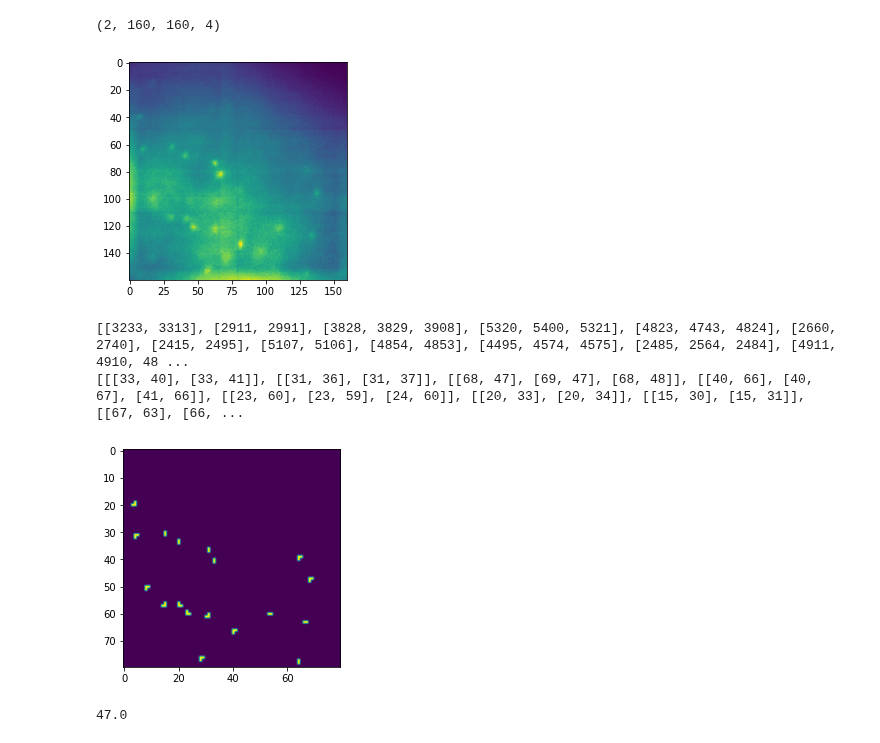
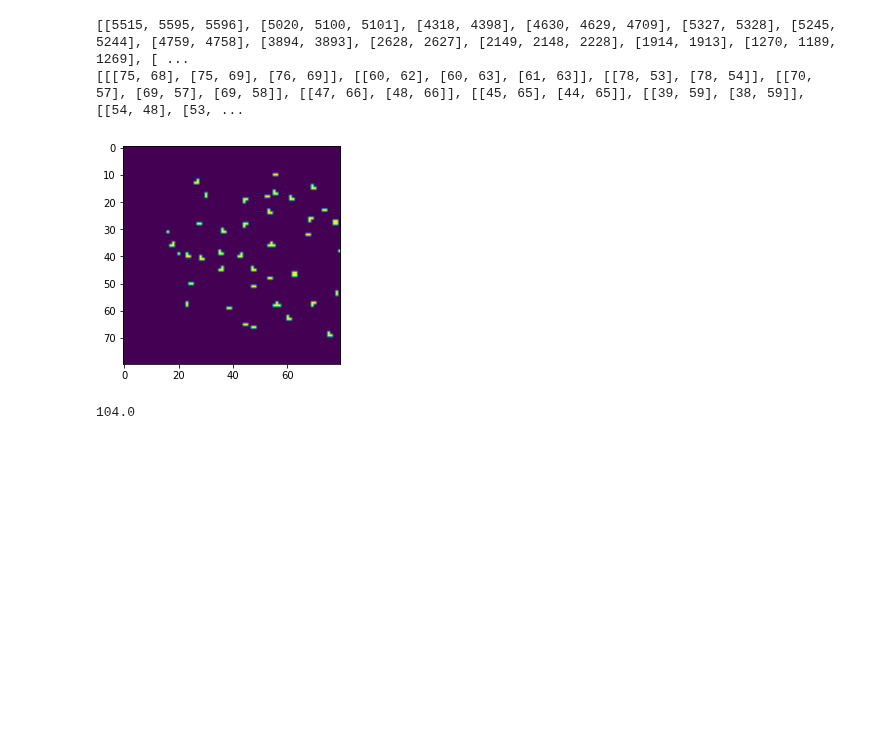
Before and after one commit to john-judge/TSM-to-ZDA, a Jupyter notebook: Kate K-means.ipynb, the cells around one changed output. Drawn from its saved outputs; the diff is of its cells as text; code cells hidden in the pictures; blank space fills up the shorter version.

```diff
--- a/Kate K-means.ipynb
+++ b/Kate K-means.ipynb
@@ -57,18 +72,6 @@ plt.show()
 # Step1 produce: Density plot of SNR for all pixels,
 #         K-means clustering plot of heatmap with cutoff applied
 # Step2 produce: remove ROIs with diameters > cutoff
-
-data = {}
-for fn in ['_preStim.dat', '_amp.dat', '_snr.dat']:
-    fn2 = data_dir + target_recording + fn
-    data_arr = pd.read_csv(fn2,
-                                 sep='\t',
-                                 header=None,
-                                 names=['Index',  'Values'])
-    data_arr = np.array(data_arr['Values']).reshape((80, 80))
-    plt.imshow(data_arr)
-    plt.show()
-    data[fn] = data_arr
 
 # K-means cluster on SNR data
 km = KMeans(n_clusters=k_choice)
@@ -176,38 +176,26 @@ print(np.sum(kkm_roi_map))
 # %%
-# read in tdTomato
-td_tomato_file_dir = 'C:/Users/jjudge3/Desktop/Data/mm_full_pipeline_targets/mm_hidden/11-30-23/selected_zda/03_03_06_crop_brightness.tif'
-tdTomato_rois = 'C:/Users/jjudge3/Desktop/Data/mm_full_pipeline_targets/mm_hidden/11-30-23/converted_zda/ROIs_03_03_03_red.dat'
-img = io.imread(td_tomato_file_dir)
-print(img.shape)
-if len(img.shape) == 3:
-    img = np.average(img, axis=2)
-elif len(img.shape) == 4:
-    img = np.average(img, axis=0)
-    img = np.average(img, axis=2)
-plt.imshow(img)
-plt.show()
+# read in red labels
+tdTomato_rois = 'C:/Users/jjudge3/Desktop/Data/mm_full_pipeline_targets/01-15-24/converted_zda/ROIs-red.dat'
 
 rfr = ROIFileReader(tdTomato_rois)
 red_rois = rfr.get_roi_list()
 
 print(red_rois, len(red_rois))
 red_rois = [LaminarROI(rr).get_points() for rr in red_rois]
 print(red_rois, len(red_rois))
 red_roi_map = np.zeros((n, m))
 for roi in red_rois:
     for px in roi:
         i, j = px
         red_roi_map[j][i] = 1
 plt.imshow(red_roi_map)
 plt.show()
 print(np.sum(red_roi_map))
 # %% [output]
-(2, 160, 160, 4)
+[[5515, 5595, 5596], [5020, 5100, 5101], [4318, 4398], [4630, 4629, 4709], [5327, 5328], [5245, 5244], [4759, 4758], [3894, 3893], [2628, 2627], [2149, 2148, 2228], [1914, 1913], [1270, 1189, 1269], [ ...
+[[[75, 68], [75, 69], [76, 69]], [[60, 62], [60, 63], [61, 63]], [[78, 53], [78, 54]], [[70, 57], [69, 57], [69, 58]], [[47, 66], [48, 66]], [[45, 65], [44, 65]], [[39, 59], [38, 59]], [[54, 48], [53, ...
-[figure, old version]
+[figure, new version]
-[[3233, 3313], [2911, 2991], [3828, 3829, 3908], [5320, 5400, 5321], [4823, 4743, 4824], [2660, 2740], [2415, 2495], [5107, 5106], [4854, 4853], [4495, 4574, 4575], [2485, 2564, 2484], [4911, 4910, 48 ...
-[[[33, 40], [33, 41]], [[31, 36], [31, 37]], [[68, 47], [69, 47], [68, 48]], [[40, 66], [40, 67], [41, 66]], [[23, 60], [23, 59], [24, 60]], [[20, 33], [20, 34]], [[15, 30], [15, 31]], [[67, 63], [66, ...
+104.0
-[figure, removed]
-47.0
 # %%
 # overlap of red_roi_map and kkm_roi_map
 overlap_map = np.logical_and(red_roi_map, kkm_roi_map)
```
Also changed, not shown: parts of 6 cells of this notebook, 1 other file.
